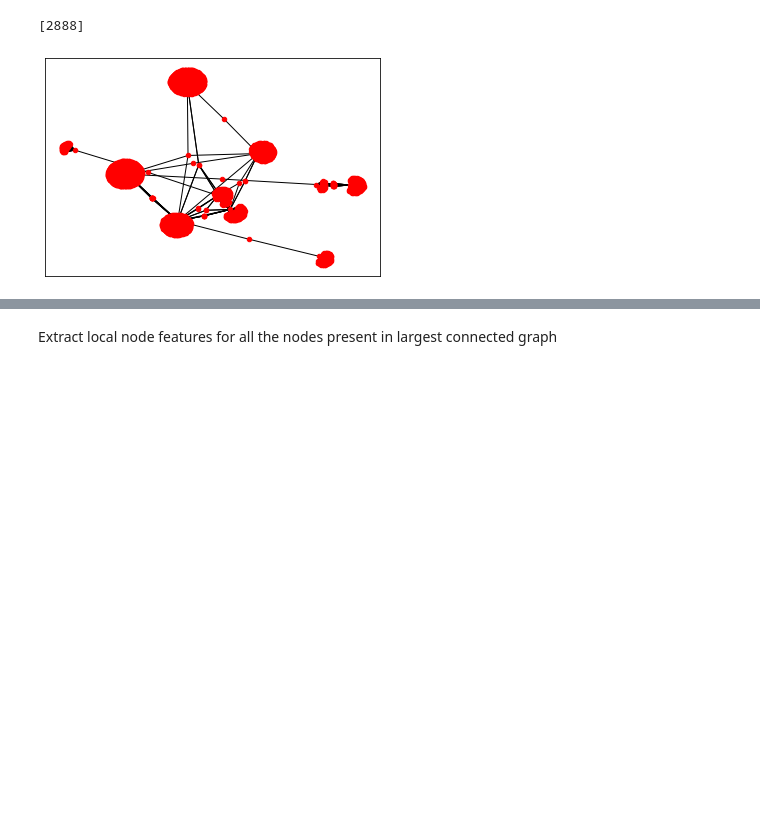
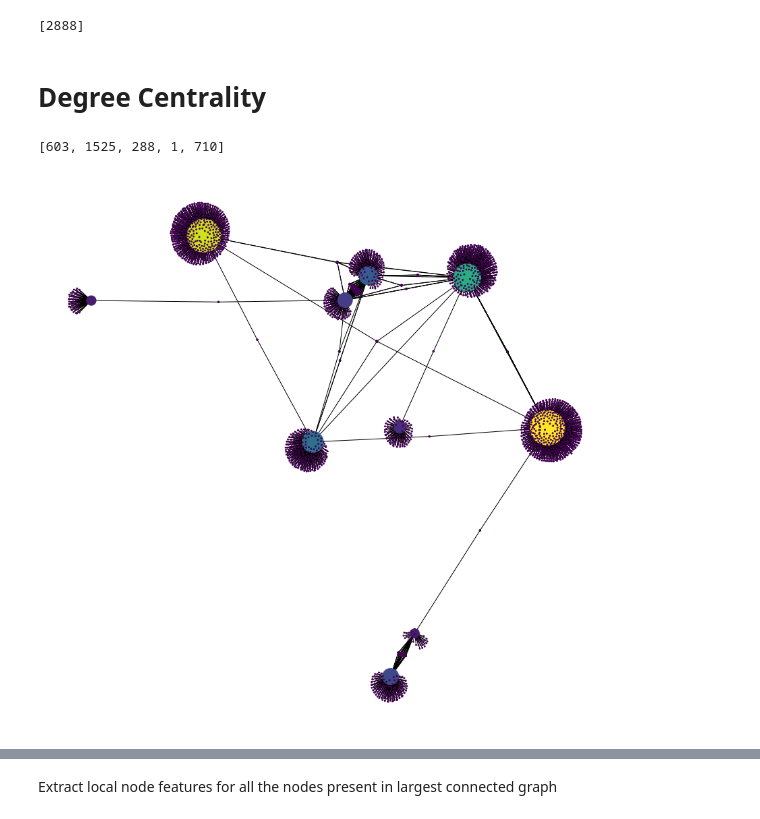
Before and after one commit to ncdingari/DS504, a Jupyter notebook: Network-Analysis/social-network-facebook.ipynb, the cells around one changed output, grey strips where cells are left out. Cells and saved outputs as stored; diff of their text form; code cells hidden in the pictures; blank space fills up the shorter version.

```diff
--- a/Network-Analysis/social-network-facebook.ipynb
+++ b/Network-Analysis/social-network-facebook.ipynb
@@ -60,7 +60,20 @@ As we can see, there are lot small subgraphs in this network. Let us just focus
 [len(c) for c in sorted(nx.connected_components(snfb), key=len, reverse=True)]
 # %% [output]
 [2888]
-# %%
-nx.draw_networkx(snfb, pos=nx.spring_layout(snfb), with_labels=False, node_size=20, node_color='r')
-# %% [output]
-[figure, removed]
+# %% [markdown]
+# Degree Centrality
+# %%
+pos = nx.spring_layout(snfb)
+degCent = nx.degree_centrality(snfb)
+node_color = [20000.0 * snfb.degree(v) for v in snfb]
+node_size =  [v * 10000 for v in degCent.values()]
+plt.figure(figsize=(15,15))
+nx.draw_networkx(snfb, pos=pos, with_labels=False,
+                 node_color=node_color,
+                 node_size=node_size )
+plt.axis('off')
+
+sorted(degCent, key=degCent.get, reverse=True)[:5]
+# %% [output]
+[603, 1525, 288, 1, 710]
+[figure, added]
```
Also changed, not shown: parts of 7 cells of this notebook, 1 other file.
